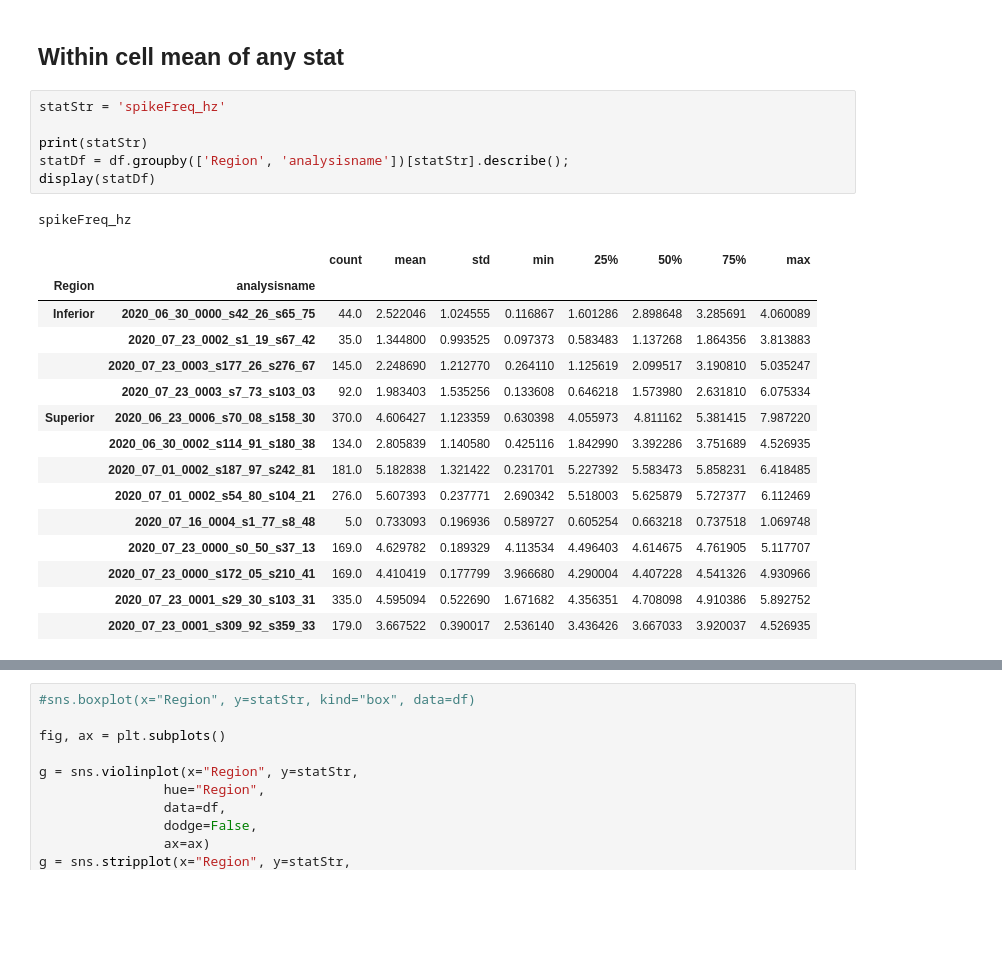
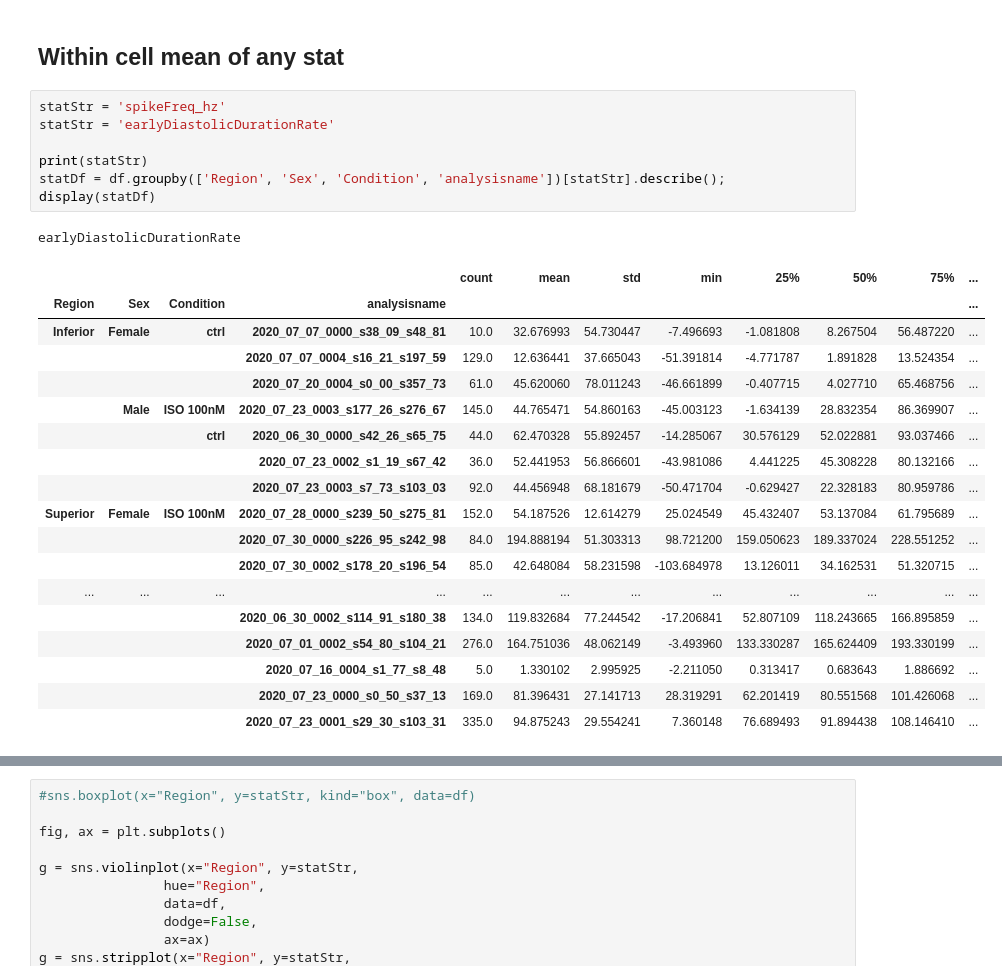
Before and after one commit to cudmore/SanPy, a Jupyter notebook: examples/manuscript1.ipynb, the cells around one changed output, grey strips where cells are left out. Saved outputs shown, nothing was run; the diff lists cells and outputs as text; blank space fills up the shorter version.

```diff
--- a/examples/manuscript1.ipynb
+++ b/examples/manuscript1.ipynb
@@ -27,27 +27,31 @@ display(df.head())
 ## Within cell mean of any stat
 # %%
 statStr = 'spikeFreq_hz'
+statStr = 'earlyDiastolicDurationRate'
 
 print(statStr)
-statDf = df.groupby(['Region', 'analysisname'])[statStr].describe();
+statDf = df.groupby(['Region', 'Sex', 'Condition', 'analysisname'])[statStr].describe();
 display(statDf)
 # %% [output]
-spikeFreq_hz
+earlyDiastolicDurationRate
-|  |  | count | mean | std | min | 25% | 50% | 75% | max |
-| Region | analysisname |  |  |  |  |  |  |  |  |
-| Inferior | 2020_06_30_0000_s42_26_s65_75 | 44.0 | 2.522046 | 1.024555 | 0.116867 | 1.601286 | 2.898648 | 3.285691 | 4.060089 |
-|  | 2020_07_23_0002_s1_19_s67_42 | 35.0 | 1.344800 | 0.993525 | 0.097373 | 0.583483 | 1.137268 | 1.864356 | 3.813883 |
-|  | 2020_07_23_0003_s177_26_s276_67 | 145.0 | 2.248690 | 1.212770 | 0.264110 | 1.125619 | 2.099517 | 3.190810 | 5.035247 |
-|  | 2020_07_23_0003_s7_73_s103_03 | 92.0 | 1.983403 | 1.535256 | 0.133608 | 0.646218 | 1.573980 | 2.631810 | 6.075334 |
-| Superior | 2020_06_23_0006_s70_08_s158_30 | 370.0 | 4.606427 | 1.123359 | 0.630398 | 4.055973 | 4.811162 | 5.381415 | 7.987220 |
-|  | 2020_06_30_0002_s114_91_s180_38 | 134.0 | 2.805839 | 1.140580 | 0.425116 | 1.842990 | 3.392286 | 3.751689 | 4.526935 |
-|  | 2020_07_01_0002_s187_97_s242_81 | 181.0 | 5.182838 | 1.321422 | 0.231701 | 5.227392 | 5.583473 | 5.858231 | 6.418485 |
-|  | 2020_07_01_0002_s54_80_s104_21 | 276.0 | 5.607393 | 0.237771 | 2.690342 | 5.518003 | 5.625879 | 5.727377 | 6.112469 |
-|  | 2020_07_16_0004_s1_77_s8_48 | 5.0 | 0.733093 | 0.196936 | 0.589727 | 0.605254 | 0.663218 | 0.737518 | 1.069748 |
-|  | 2020_07_23_0000_s0_50_s37_13 | 169.0 | 4.629782 | 0.189329 | 4.113534 | 4.496403 | 4.614675 | 4.761905 | 5.117707 |
-|  | 2020_07_23_0000_s172_05_s210_41 | 169.0 | 4.410419 | 0.177799 | 3.966680 | 4.290004 | 4.407228 | 4.541326 | 4.930966 |
-|  | 2020_07_23_0001_s29_30_s103_31 | 335.0 | 4.595094 | 0.522690 | 1.671682 | 4.356351 | 4.708098 | 4.910386 | 5.892752 |
-|  | 2020_07_23_0001_s309_92_s359_33 | 179.0 | 3.667522 | 0.390017 | 2.536140 | 3.436426 | 3.667033 | 3.920037 | 4.526935 |
+|  |  |  |  | count | mean | std | min | 25% | 50% | 75% | ... |
+| Region | Sex | Condition | analysisname |  |  |  |  |  |  |  | ... |
+| Inferior | Female | ctrl | 2020_07_07_0000_s38_09_s48_81 | 10.0 | 32.676993 | 54.730447 | -7.496693 | -1.081808 | 8.267504 | 56.487220 | ... |
+|  |  |  | 2020_07_07_0004_s16_21_s197_59 | 129.0 | 12.636441 | 37.665043 | -51.391814 | -4.771787 | 1.891828 | 13.524354 | ... |
+|  |  |  | 2020_07_20_0004_s0_00_s357_73 | 61.0 | 45.620060 | 78.011243 | -46.661899 | -0.407715 | 4.027710 | 65.468756 | ... |
+|  | Male | ISO 100nM | 2020_07_23_0003_s177_26_s276_67 | 145.0 | 44.765471 | 54.860163 | -45.003123 | -1.634139 | 28.832354 | 86.369907 | ... |
+|  |  | ctrl | 2020_06_30_0000_s42_26_s65_75 | 44.0 | 62.470328 | 55.892457 | -14.285067 | 30.576129 | 52.022881 | 93.037466 | ... |
+|  |  |  | 2020_07_23_0002_s1_19_s67_42 | 36.0 | 52.441953 | 56.866601 | -43.981086 | 4.441225 | 45.308228 | 80.132166 | ... |
+|  |  |  | 2020_07_23_0003_s7_73_s103_03 | 92.0 | 44.456948 | 68.181679 | -50.471704 | -0.629427 | 22.328183 | 80.959786 | ... |
+| Superior | Female | ISO 100nM | 2020_07_28_0000_s239_50_s275_81 | 152.0 | 54.187526 | 12.614279 | 25.024549 | 45.432407 | 53.137084 | 61.795689 | ... |
+|  |  |  | 2020_07_30_0000_s226_95_s242_98 | 84.0 | 194.888194 | 51.303313 | 98.721200 | 159.050623 | 189.337024 | 228.551252 | ... |
+|  |  |  | 2020_07_30_0002_s178_20_s196_54 | 85.0 | 42.648084 | 58.231598 | -103.684978 | 13.126011 | 34.162531 | 51.320715 | ... |
+| ... | ... | ... | ... | ... | ... | ... | ... | ... | ... | ... | ... |
+|  |  |  | 2020_06_30_0002_s114_91_s180_38 | 134.0 | 119.832684 | 77.244542 | -17.206841 | 52.807109 | 118.243665 | 166.895859 | ... |
+|  |  |  | 2020_07_01_0002_s54_80_s104_21 | 276.0 | 164.751036 | 48.062149 | -3.493960 | 133.330287 | 165.624409 | 193.330199 | ... |
+|  |  |  | 2020_07_16_0004_s1_77_s8_48 | 5.0 | 1.330102 | 2.995925 | -2.211050 | 0.313417 | 0.683643 | 1.886692 | ... |
+|  |  |  | 2020_07_23_0000_s0_50_s37_13 | 169.0 | 81.396431 | 27.141713 | 28.319291 | 62.201419 | 80.551568 | 101.426068 | ... |
+|  |  |  | 2020_07_23_0001_s29_30_s103_31 | 335.0 | 94.875243 | 29.554241 | 7.360148 | 76.689493 | 91.894438 | 108.146410 | ... |
 # %%
 
 #sns.catplot(data=df, x='Region', y=statStr, hue='Region')
```
Also changed, not shown: parts of 1 cell of this notebook, 11 other files.
